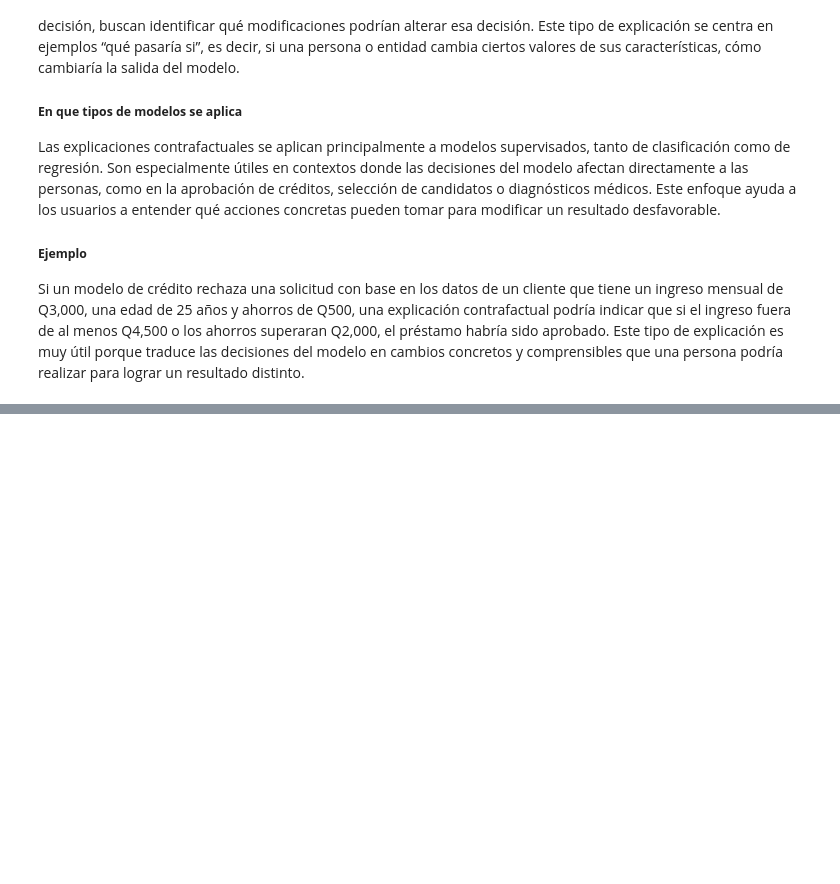
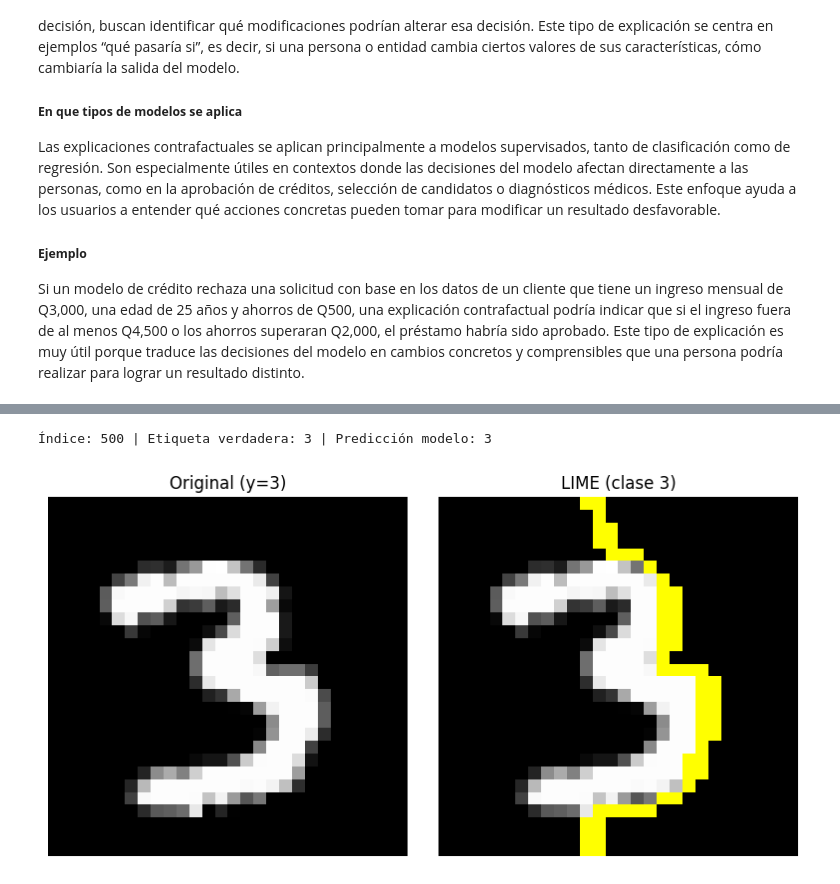
Before and after one commit to JPS4321/Lab10-DL, a Jupyter notebook: lab10.ipynb, the cells around one changed output, grey strips where cells are left out. Saved outputs shown, nothing was run; the diff lists cells and outputs as text; code cells hidden in the pictures; blank space fills up the shorter version.

```diff
--- a/lab10.ipynb
+++ b/lab10.ipynb
@@ -43,0 +345,5 @@ Si un modelo de crédito rechaza una solicitud con base en los datos de un clien
+# %%
+explicar_ejemplo(500)
+# %% [output]
+Índice: 500 | Etiqueta verdadera: 3 | Predicción modelo: 3
+[figure, added]
```
Also changed, not shown: parts of 23 cells of this notebook, 8 other files.
